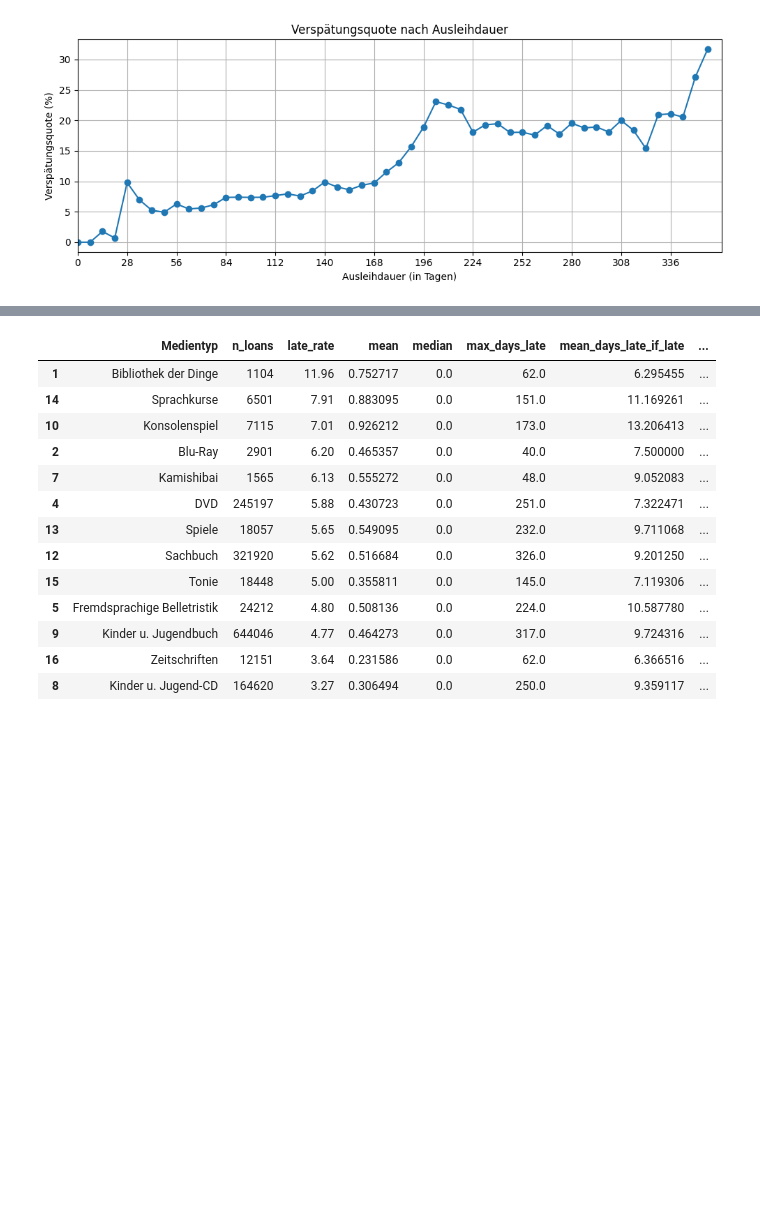
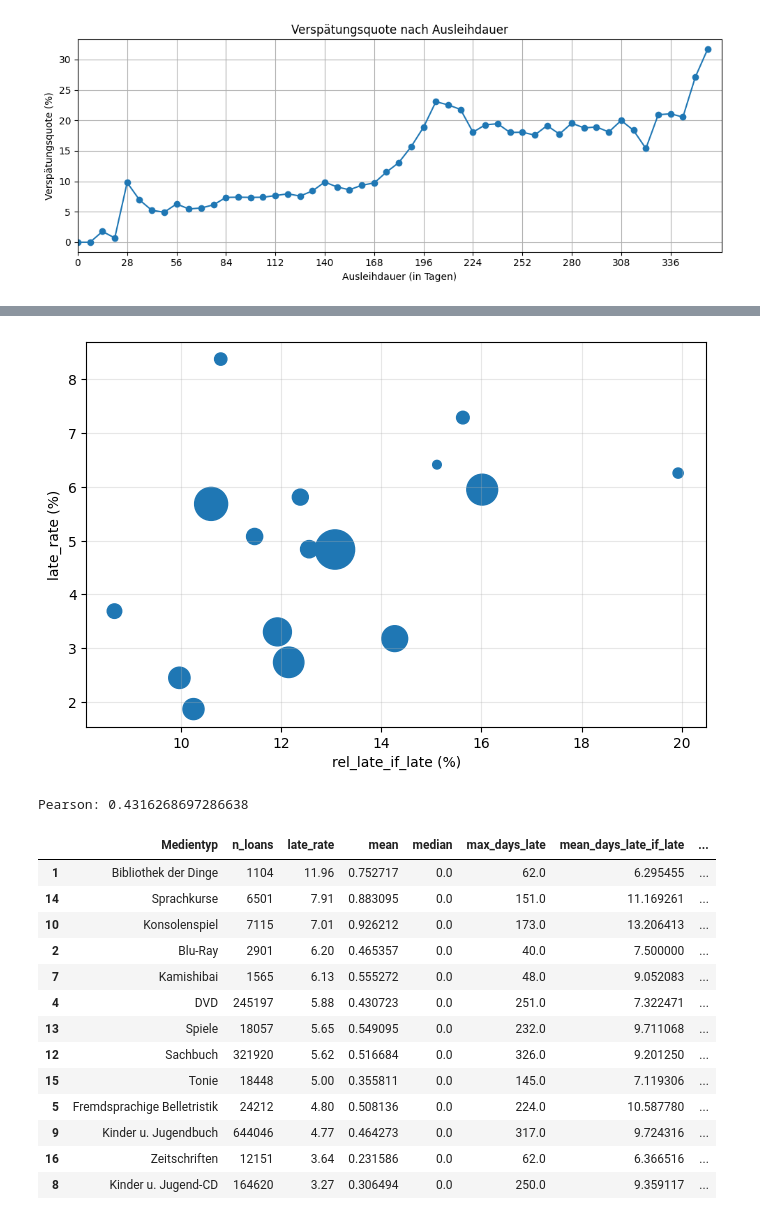
Before and after one commit to RobinAllgeier/Data_Literacy, a Jupyter notebook: exp/nr_01_eda_media-types.ipynb, the cells around one changed output, grey strips where cells are left out. Drawn from its saved outputs; the diff is of its cells as text; code cells hidden in the pictures; blank space fills up the shorter version.

```diff
--- a/exp/nr_01_eda_media-types.ipynb
+++ b/exp/nr_01_eda_media-types.ipynb
@@ -742,3 +1034,41 @@ display(days_late_table)
+# %%
+# df = all_data_frame.copy()
+df = all_data_frame[all_data_frame["Medientyp"] != "Bibliothek der Dinge"].copy()
+
+
+df["late"] = df["Verspätet"].eq("Ja")
+df["days_late"] = df["Tage_zu_spät"].clip(lower=0)
+
+# Sicherheitscheck: Leihdauer darf nicht 0 sein
+df = df[df["Leihdauer"] > 0].copy()
+
+df["rel_late"] = df["days_late"] / df["Leihdauer"]
+
+per_media = df.groupby("Medientyp").agg(
+    n_loans=("Leihdauer", "size"),
+    late_rate=("late", "mean"),
+    rel_late_if_late=("rel_late", lambda x: x[df.loc[x.index, "late"]].mean()),
+).reset_index()
+
+per_media["late_rate"] *= 100
+per_media["rel_late_if_late"] *= 100  # in %
+
+# Scatter: x = relative Schwere (nur wenn late), y = late_rate
+import matplotlib.pyplot as plt
+import numpy as np
+
+plt.figure(figsize=(8,5))
+plt.scatter(per_media["rel_late_if_late"], per_media["late_rate"],
+            s=np.sqrt(per_media["n_loans"]))
+plt.xlabel("rel_late_if_late (%)")
+plt.ylabel("late_rate (%)")
+plt.grid(True, alpha=0.3)
+plt.show()
+
+print("Pearson:", per_media[["rel_late_if_late","late_rate"]].corr().iloc[0,1])
+# %% [output]
+[figure, added]
+Pearson: 0.4316268697286638
 # %%
 def p75_if_late(series):
     numeric_series = pd.to_numeric(series, errors="coerce")
```
Also changed, not shown: parts of 44 cells of this notebook.
